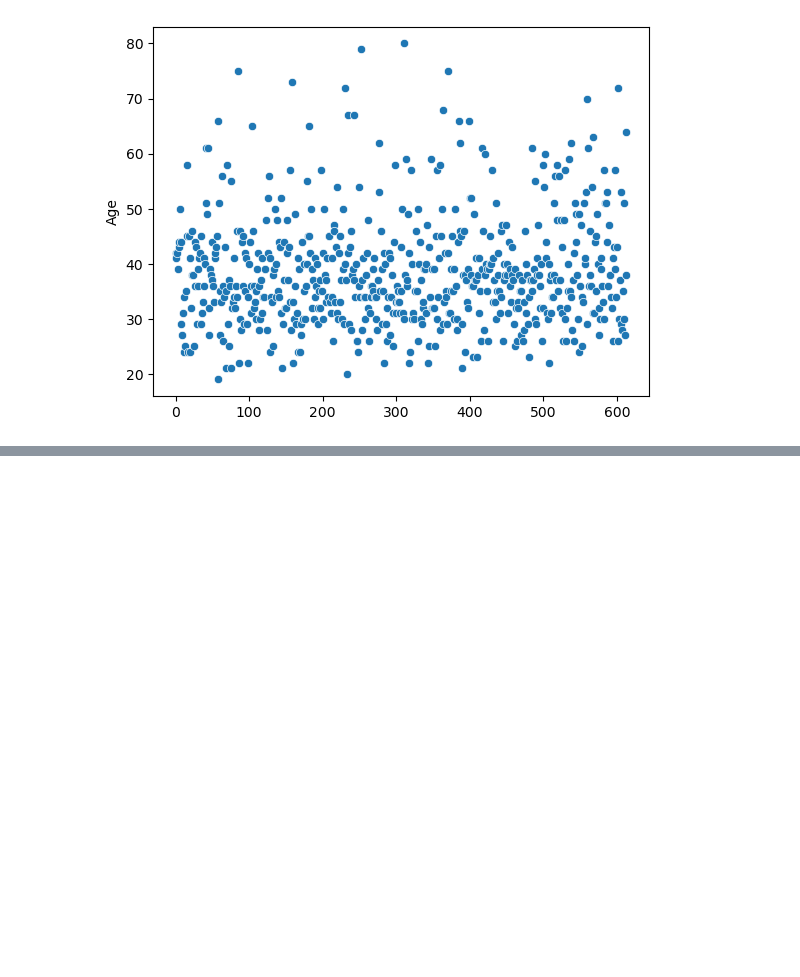
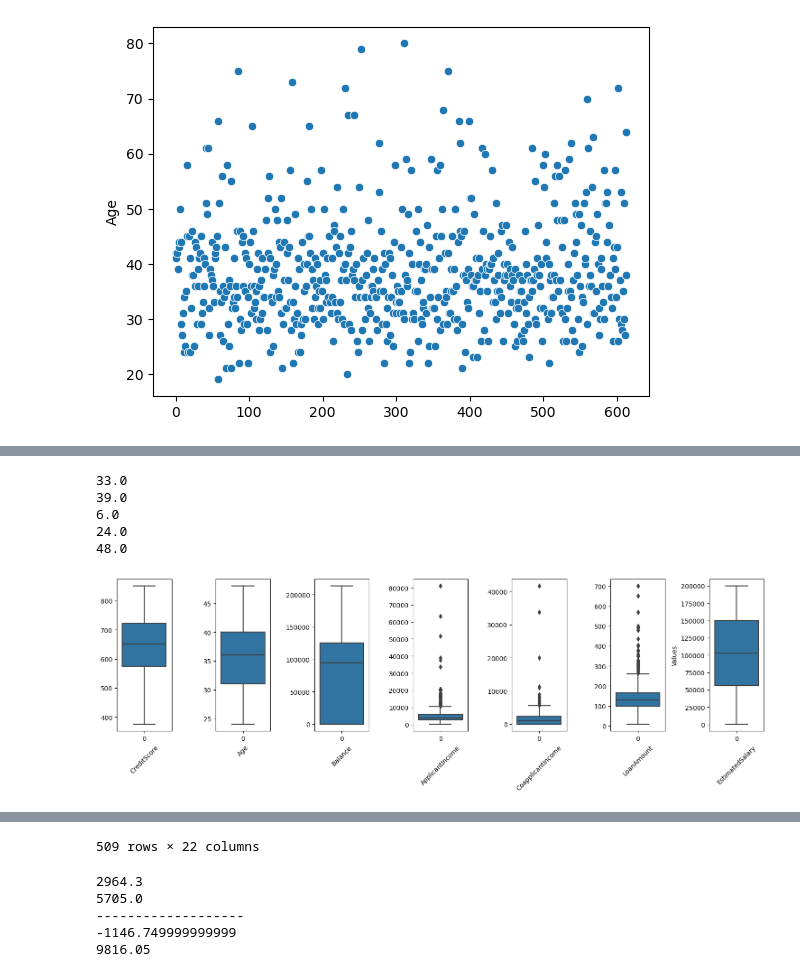
Before and after one commit to SHIVRAJSHINDE/XL, a Jupyter notebook: xl_Session03/EDA working.ipynb, the cells around one changed output, grey strips where cells are left out. Saved outputs shown, nothing was run; the diff lists cells and outputs as text; code cells hidden in the pictures; blank space fills up the shorter version.

```diff
--- a/xl_Session03/EDA working.ipynb
+++ b/xl_Session03/EDA working.ipynb
@@ -789,0 +901,24 @@ checkOutlier(NumericalFeatures,df)
+# %%
+'''LowerQuantile= .35
+HigherQuantile= .75
+
+q1 = df['Age'].quantile(LowerQuantile)
+
+q3 = df['Age'].quantile(HigherQuantile)
+print(q1)
+print(q3)
+IQR = q3-q1
+
+IQR
+
+lowerLimit = q1-1.5*IQR
+upperLimit = q3+1.5*IQR
+print("-------------------")
+print(lowerLimit)
+print(upperLimit)
+
+condtion = df['Age']>upperLimit
+higherOutlier = df[condtion]
+
+higherOutlier
+'''
@@ -808,10 +967,21 @@ def removeOutlier(colName,df,LowerQuantile,HigherQuantile):
     print(upperLimit)
 
     higherOutlier = df[df[colName]>upperLimit]
+    lowerOutlier = df[df[colName]<lowerLimit]
+
     df = df.drop(higherOutlier.index,axis=0)
+    df = df.drop(lowerOutlier.index,axis=0)
 
     checkOutlier(NumericalFeatures,df)
 
     return df
 # %%
-df = removeOutlier(colName='ApplicantIncome',df=df,LowerQuantile=.30,HigherQuantile=.60)
+df = removeOutlier(colName='Age',df=df,LowerQuantile=.30,HigherQuantile=.60)
+df
+# %% [output]
+33.0
+39.0
+6.0
+24.0
+48.0
+[figure, added]
@@ -818,2 +1000,27 @@ df = removeOutlier(colName='ApplicantIncome',df=df,LowerQuantile=.30,HigherQuant
+509 rows × 22 columns
+# %%
+LowerQuantile= .30
+HigherQuantile= .80
+
+q1 = df['ApplicantIncome'].quantile(LowerQuantile)
+
+q3 = df['ApplicantIncome'].quantile(HigherQuantile)
+print(q1)
+print(q3)
+IQR = q3-q1
+
+IQR
+
+lowerLimit = q1-1.5*IQR
+upperLimit = q3+1.5*IQR
+print("-------------------")
+print(lowerLimit)
+print(upperLimit)
+# %% [output]
+2964.3
+5705.0
+-------------------
+-1146.749999999999
+9816.05
 # %%
 df = removeOutlier(colName='ApplicantIncome',df=df,LowerQuantile=.30,HigherQuantile=.80)
```
Also changed, not shown: parts of 31 cells of this notebook, 2 other files.
